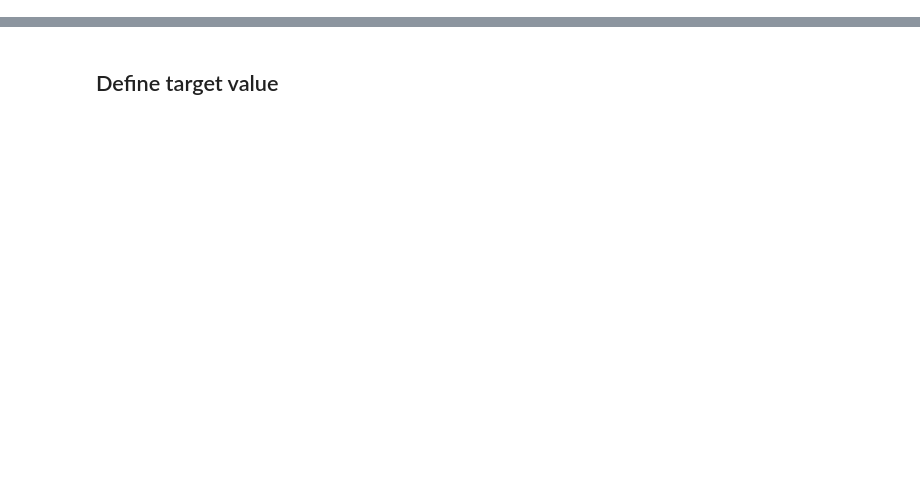
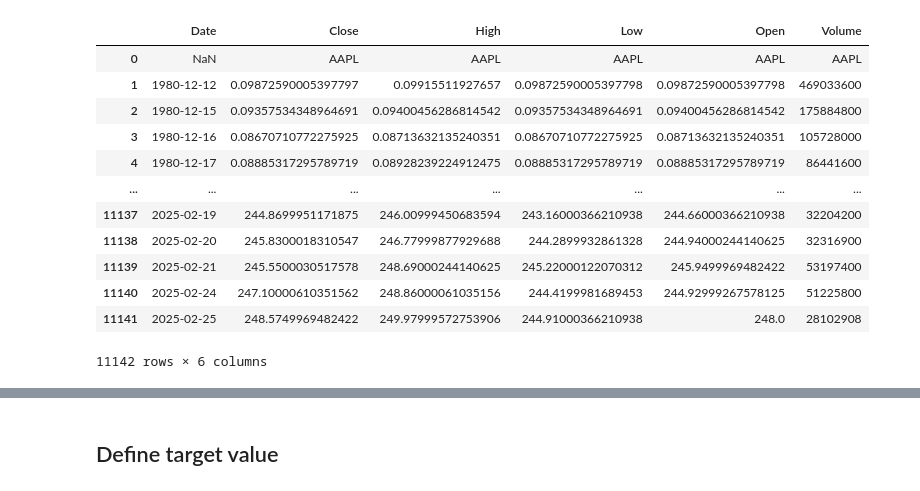
Before and after one commit to SoufianeAzerdaoui/Algorithm_Trading_ML, a Jupyter notebook: output_DataProprecessing.ipynb, the cells around one changed output, grey strips where cells are left out. Cells and saved outputs as stored; diff of their text form; code cells hidden in the pictures; blank space fills up the shorter version.

```diff
--- a/output_DataProprecessing.ipynb
+++ b/output_DataProprecessing.ipynb
@@ -17,2 +16,18 @@ Volume       object
 dtype: object
+# %%
+data
+# %% [output]
+|  | Date | Close | High | Low | Open | Volume |
+| 0 | NaN | AAPL | AAPL | AAPL | AAPL | AAPL |
+| 1 | 1980-12-12 | 0.09872590005397797 | 0.09915511927657 | 0.09872590005397798 | 0.09872590005397798 | 469033600 |
+| 2 | 1980-12-15 | 0.09357534348964691 | 0.09400456286814542 | 0.09357534348964691 | 0.09400456286814542 | 175884800 |
+| 3 | 1980-12-16 | 0.08670710772275925 | 0.08713632135240351 | 0.08670710772275925 | 0.08713632135240351 | 105728000 |
+| 4 | 1980-12-17 | 0.08885317295789719 | 0.08928239224912475 | 0.08885317295789719 | 0.08885317295789719 | 86441600 |
+| ... | ... | ... | ... | ... | ... | ... |
+| 11137 | 2025-02-19 | 244.8699951171875 | 246.00999450683594 | 243.16000366210938 | 244.66000366210938 | 32204200 |
+| 11138 | 2025-02-20 | 245.8300018310547 | 246.77999877929688 | 244.2899932861328 | 244.94000244140625 | 32316900 |
+| 11139 | 2025-02-21 | 245.5500030517578 | 248.69000244140625 | 245.22000122070312 | 245.9499969482422 | 53197400 |
+| 11140 | 2025-02-24 | 247.10000610351562 | 248.86000061035156 | 244.4199981689453 | 244.92999267578125 | 51225800 |
+| 11141 | 2025-02-25 | 248.5749969482422 | 249.97999572753906 | 244.91000366210938 | 248.0 | 28102908 |
+11142 rows × 6 columns
 # %%
```
Also changed, not shown: parts of 6 cells of this notebook, 17 other files.
